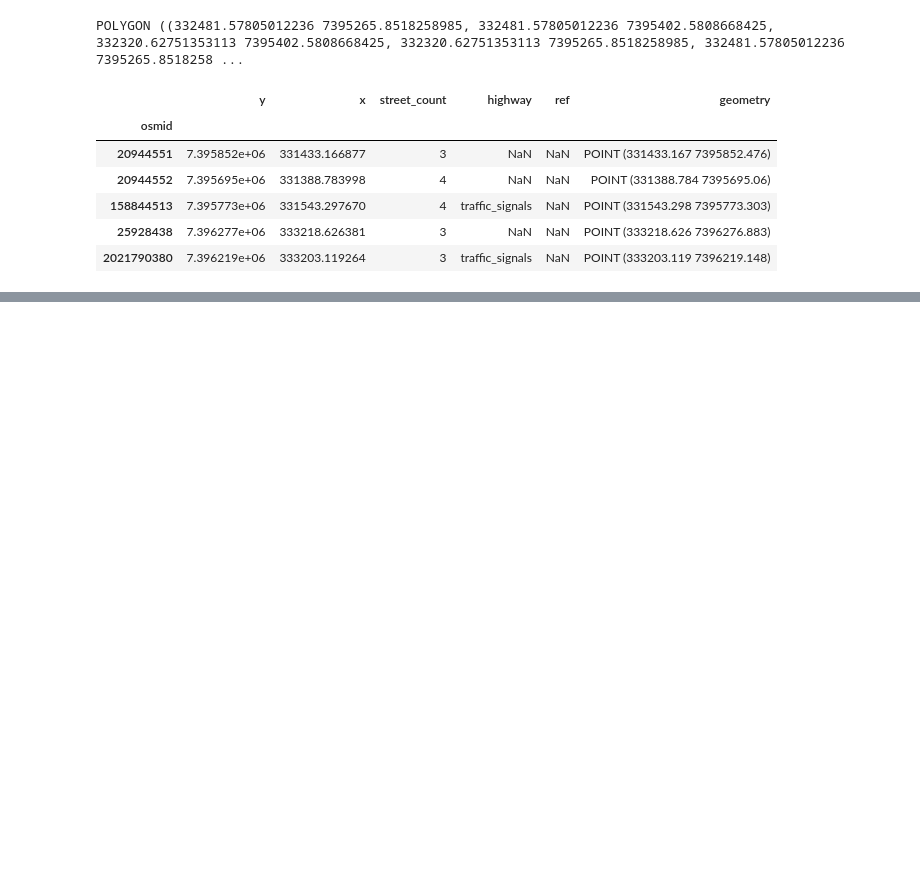
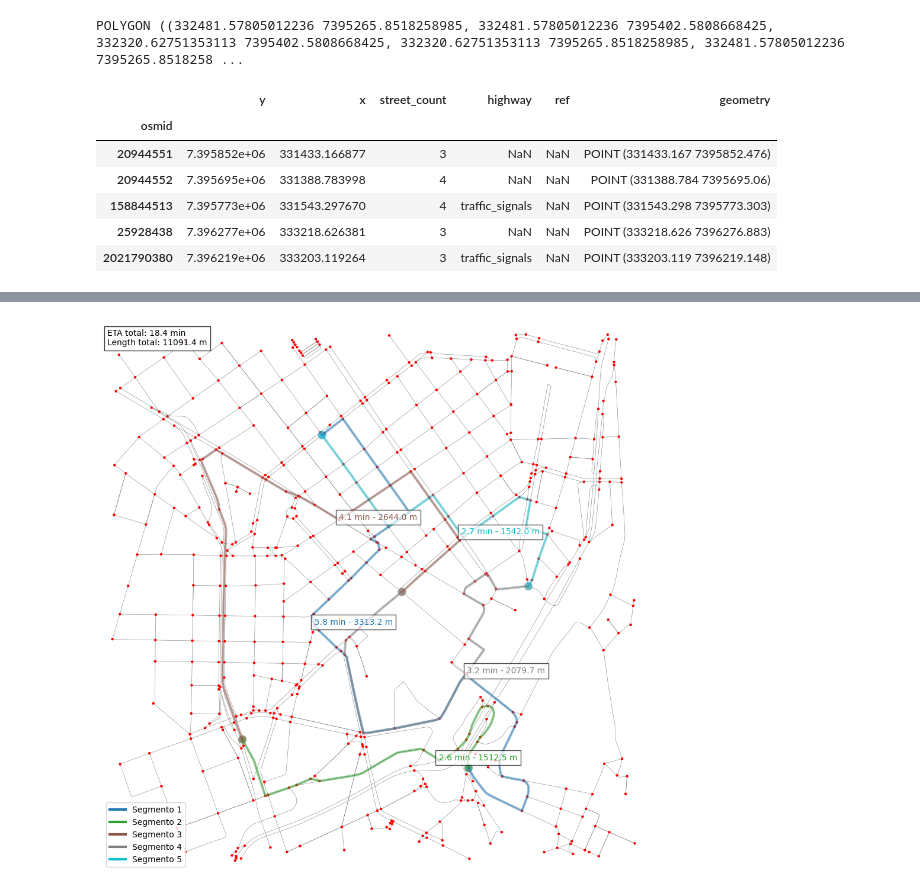
Before and after one commit to luizaaca/genetic_algorithm_tsp, a Jupyter notebook: osmnx_exploration.ipynb, the cells around one changed output, grey strips where cells are left out. Saved outputs shown, nothing was run; the diff lists cells and outputs as text; code cells hidden in the pictures; blank space fills up the shorter version.

```diff
--- a/osmnx_exploration.ipynb
+++ b/osmnx_exploration.ipynb
@@ -199,0 +295,4 @@ fig, ax = ox.plot_graph_route(graph_proj, route, bgcolor="white", node_size=10,
+# %%
+plot_route_with_eta(graph_proj, random.sample(random_nodes, len(random_nodes)), weight_function)
+# %% [output]
+[figure, added]
```
Also changed, not shown: parts of 7 cells of this notebook, 2 other files.
